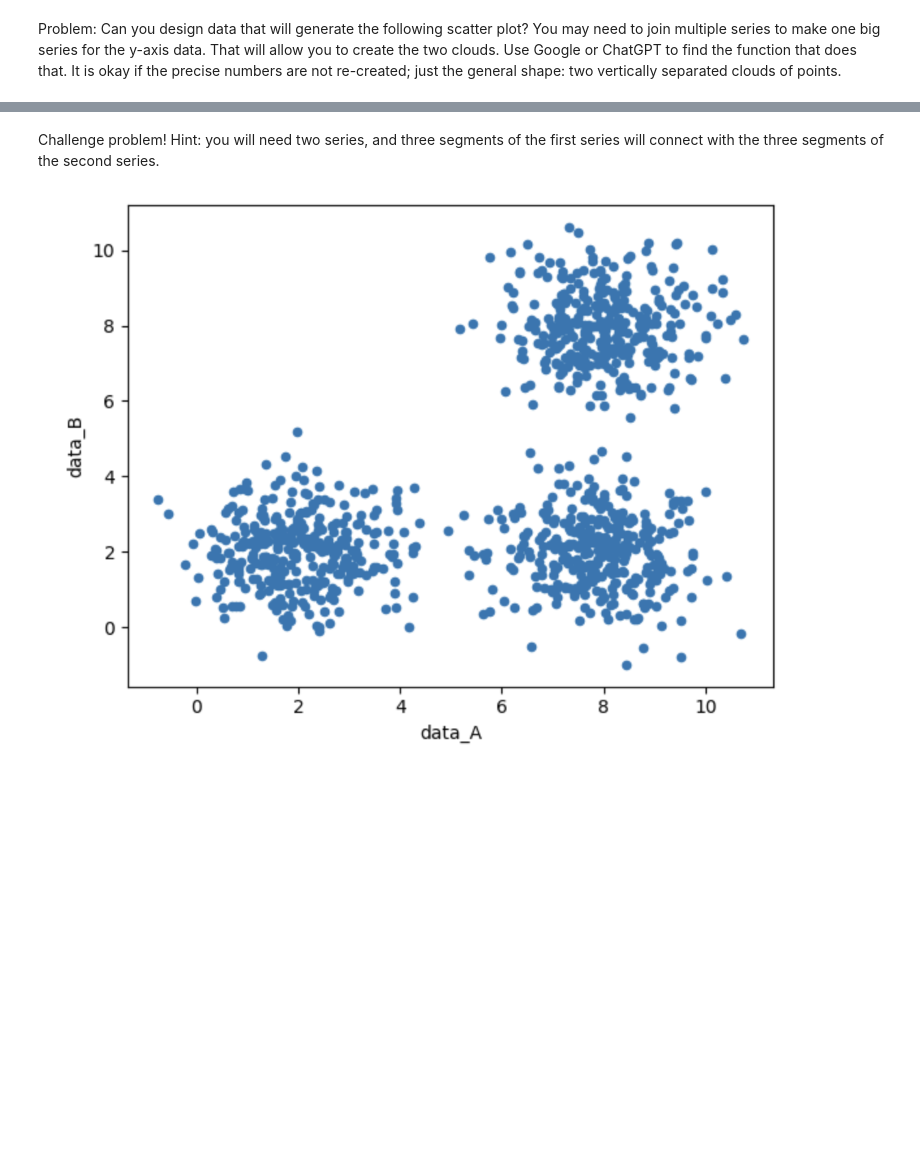
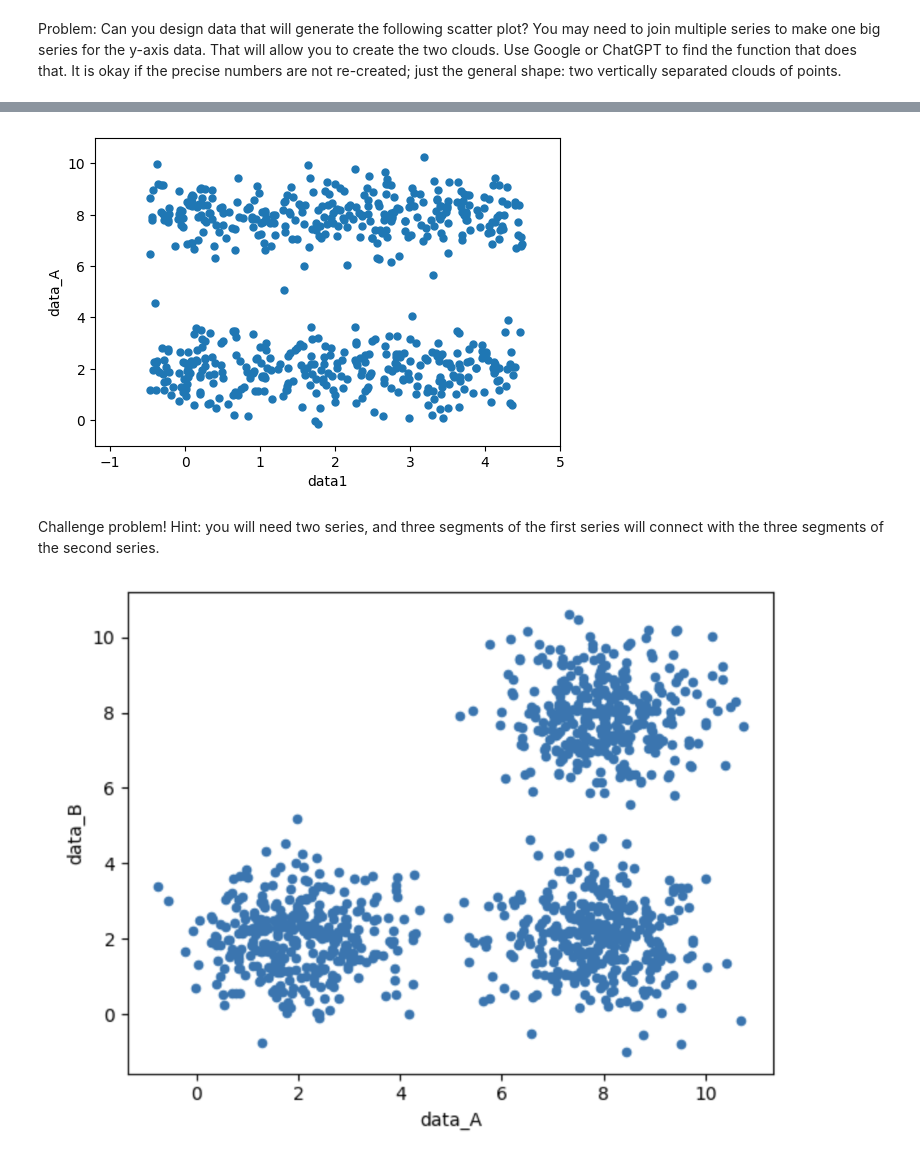
Before and after one commit to JonG-2025/Module-B-semester-2, a Jupyter notebook: Week5-concealed-answer.ipynb, the cells around one changed output, grey strips where cells are left out. Drawn from its saved outputs; the diff is of its cells as text; code cells hidden in the pictures; blank space fills up the shorter version.

Commit message:
Week 5 plots

```diff
--- a/Week5-concealed-answer.ipynb
+++ b/Week5-concealed-answer.ipynb
@@ -184,3 +189,27 @@ Image("twoclouds.png")
+# %%
+import matplotlib.pyplot as plt
+
+rng = np.random.default_rng(42)
+n = 300
+
+x1 = rng.uniform(-0.5, 4.5, size=n)
+x2 = rng.uniform(-0.5, 4.5, size=n)
+
+y1 = rng.normal(loc=2.0, scale=0.8, size=n)
+y2 = rng.normal(loc=8.0, scale=0.8, size=n)
+
+x = np.concatenate([x1, x2])
+y = np.concatenate([y1, y2])
+
+plt.figure(figsize=(6,4))
+plt.scatter(x, y, s=25)
+plt.xlabel("data1")
+plt.ylabel("data_A")
+plt.xlim(-1.2, 5.0)
+plt.ylim(-1.0, 11.0)
+plt.show()
+# %% [output]
+[figure, added]
 # %% [markdown]
 Challenge problem!  Hint: you will need two series, and three segments of the first series will connect with the three segments of the second series.
 # %%
```
Also changed, not shown: parts of 5 cells of this notebook, 1 other file.
